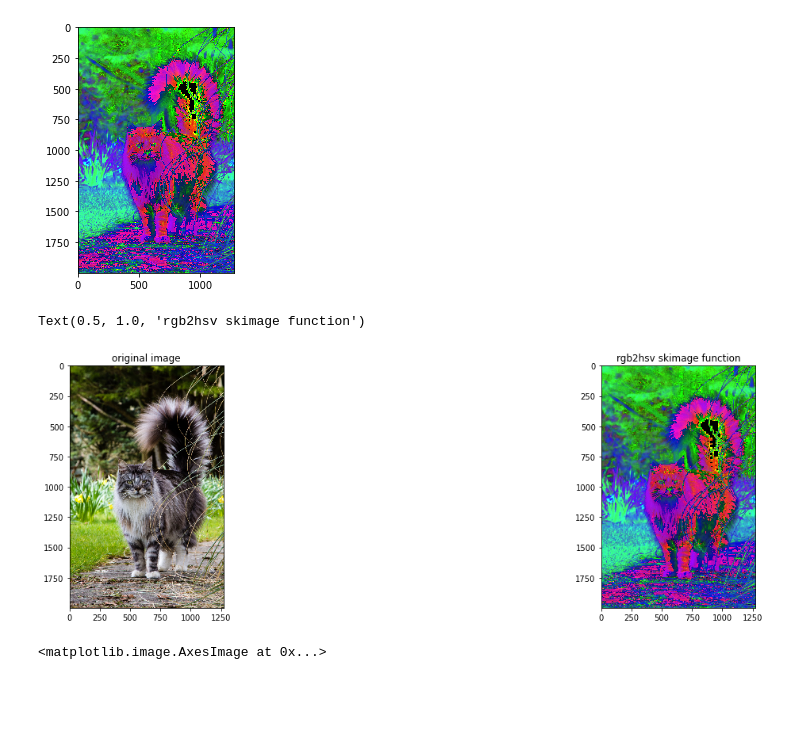
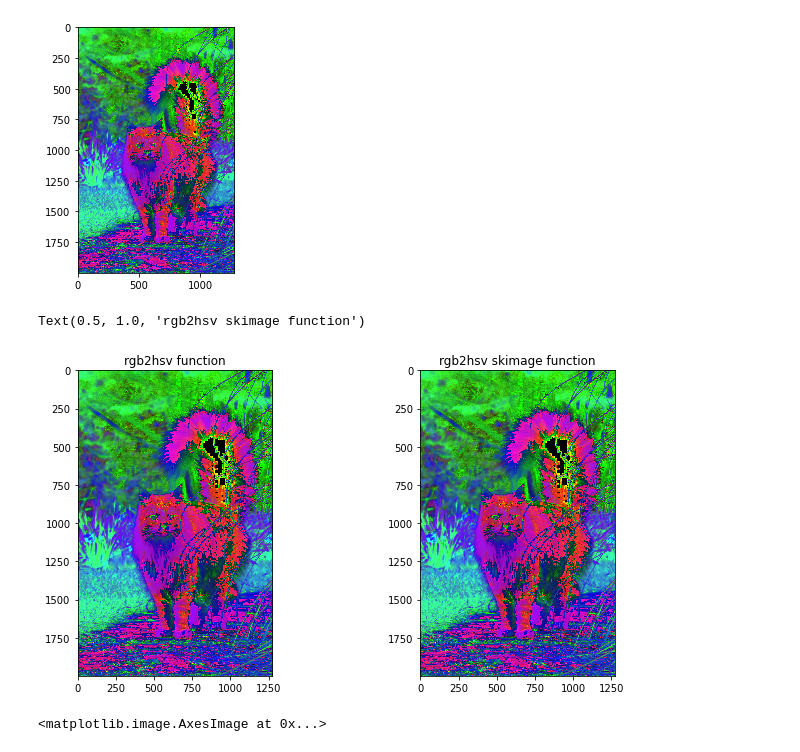
Before and after one commit to Performance-Artist/CVC-Homework, a Jupyter notebook: Computer Vision Homework nr. 2/Computer Vision Homework nr. 2.ipynb, the cells around one changed output. Cells and saved outputs as stored; diff of their text form; code cells hidden in the pictures; blank space fills up the shorter version.

```diff
--- a/Computer Vision Homework nr. 2/Computer Vision Homework nr. 2.ipynb
+++ b/Computer Vision Homework nr. 2/Computer Vision Homework nr. 2.ipynb
@@ -74,20 +74,20 @@ image_hsv = color.rgb2hsv(image)
 import matplotlib.pyplot as plt
 # %%
 fig = plt.figure(figsize=(15,5))
-original = plt.subplot(1,3,1)
-io.imshow(image)
-original.set_title("original image")
+# original = plt.subplot(1,3,1)
+# io.imshow(image)
+# original.set_title("original image")
 
 rgb2hsv_function = plt.subplot(1,3,2)
 io.imshow(hsv_func)
 rgb2hsv_function.set_title("rgb2hsv function")
 
 rgb2hsv_skimage_function = plt.subplot(1,3,3)
 io.imshow(image_hsv)
 rgb2hsv_skimage_function.set_title("rgb2hsv skimage function")
 # %% [output]
 Text(0.5, 1.0, 'rgb2hsv skimage function')
-[figure, old version]
+[figure, new version]
 # %%
 # Task 2. Controlling the contrast and brightness.
 # %%
```
